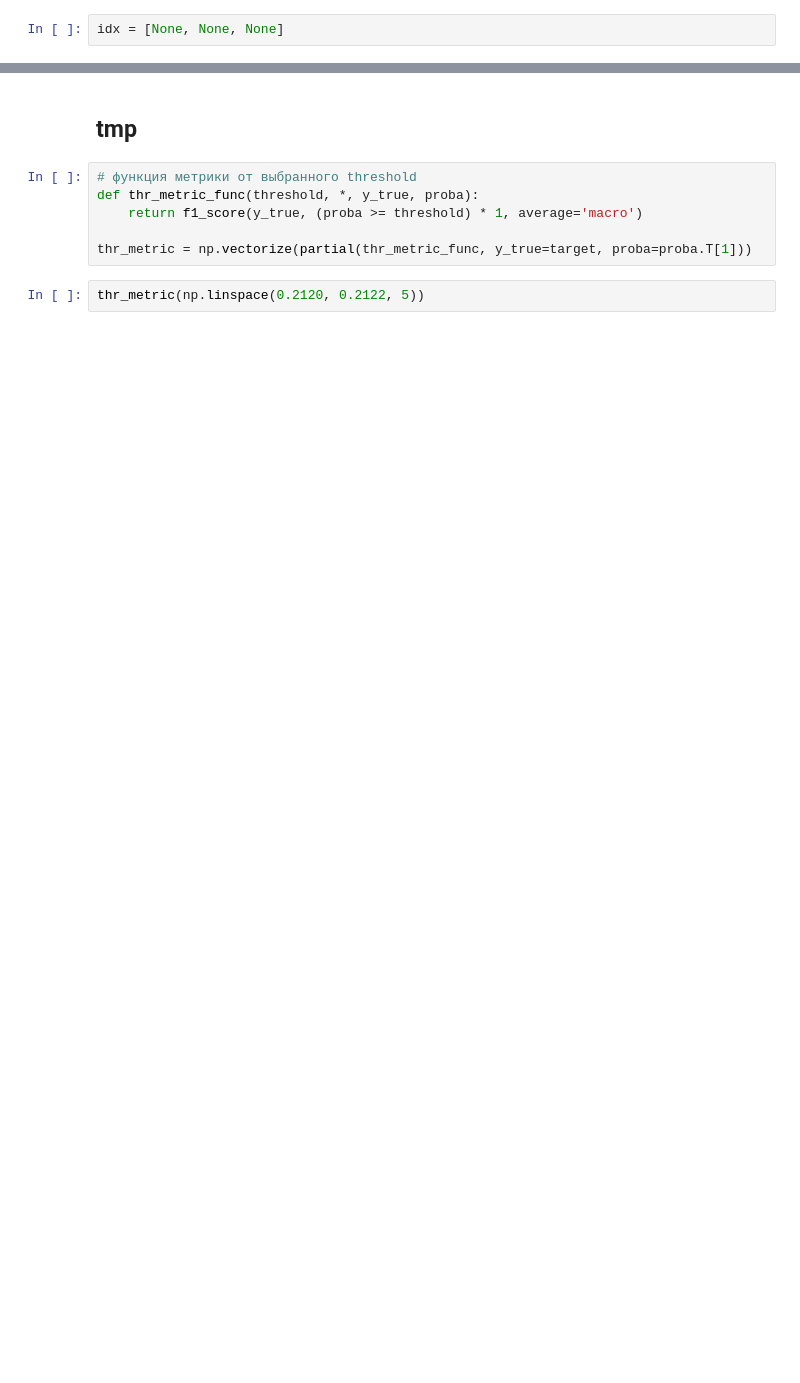
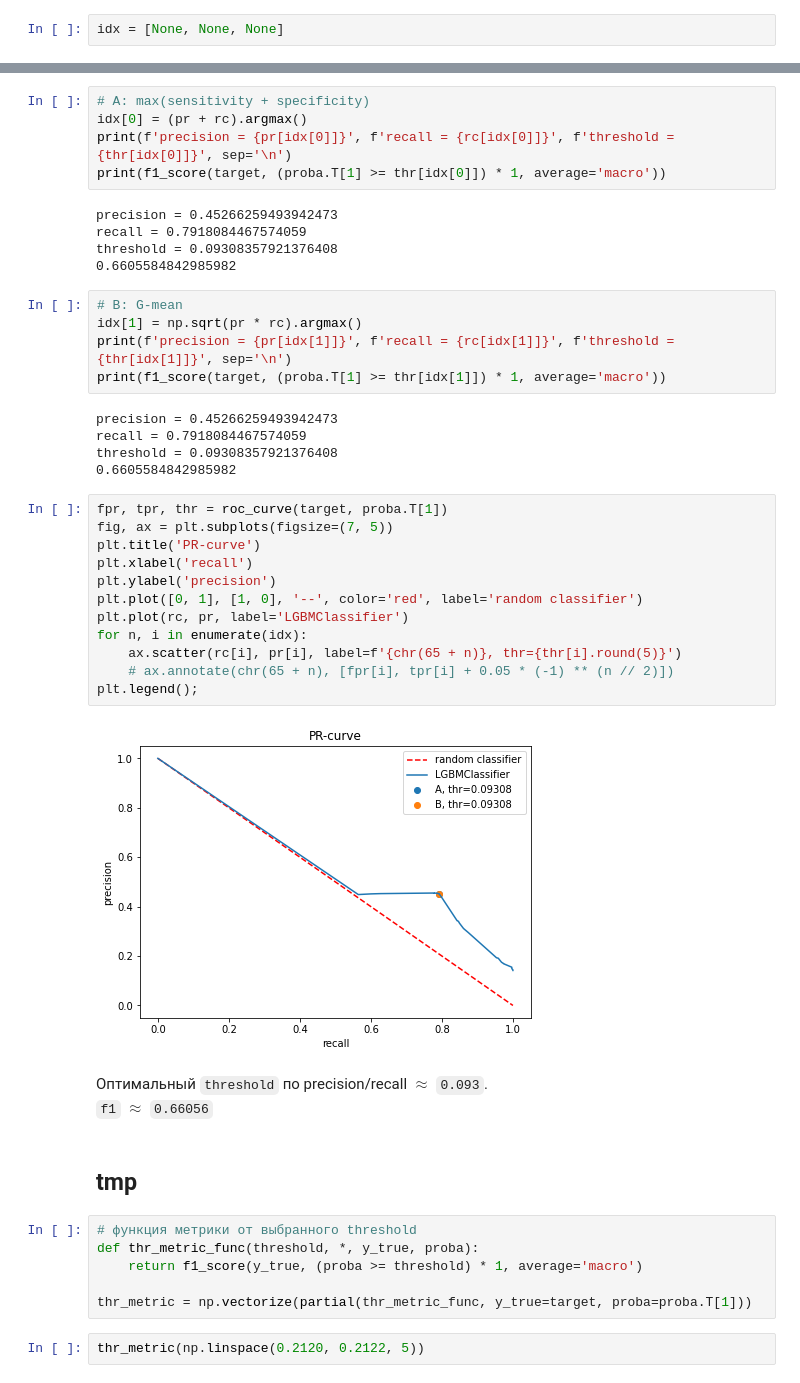
Before and after one commit to j2cry/gb_megafon, a Jupyter notebook: modeling/threshold.ipynb, the cells around one changed output, grey strips where cells are left out. Drawn from its saved outputs; the diff is of its cells as text; blank space fills up the shorter version.

```diff
--- a/modeling/threshold.ipynb
+++ b/modeling/threshold.ipynb
@@ -99,3 +112,40 @@ plt.legend();
+# %%
+# A: max(sensitivity + specificity)
+idx[0] = (pr + rc).argmax()
+print(f'precision = {pr[idx[0]]}', f'recall = {rc[idx[0]]}', f'threshold = {thr[idx[0]]}', sep='\n')
+print(f1_score(target, (proba.T[1] >= thr[idx[0]]) * 1, average='macro'))
+# %% [output]
+precision = 0.45266259493942473
+recall = 0.7918084467574059
+threshold = 0.09308357921376408
+0.6605584842985982
+# %%
+# B: G-mean
+idx[1] = np.sqrt(pr * rc).argmax()
+print(f'precision = {pr[idx[1]]}', f'recall = {rc[idx[1]]}', f'threshold = {thr[idx[1]]}', sep='\n')
+print(f1_score(target, (proba.T[1] >= thr[idx[1]]) * 1, average='macro'))
+# %% [output]
+precision = 0.45266259493942473
+recall = 0.7918084467574059
+threshold = 0.09308357921376408
+0.6605584842985982
+# %%
+fpr, tpr, thr = roc_curve(target, proba.T[1])
+fig, ax = plt.subplots(figsize=(7, 5))
+plt.title('PR-curve')
+plt.xlabel('recall')
+plt.ylabel('precision')
+plt.plot([0, 1], [1, 0], '--', color='red', label='random classifier')
+plt.plot(rc, pr, label='LGBMClassifier')
+for n, i in enumerate(idx):
+    ax.scatter(rc[i], pr[i], label=f'{chr(65 + n)}, thr={thr[i].round(5)}')
+    # ax.annotate(chr(65 + n), [fpr[i], tpr[i] + 0.05 * (-1) ** (n // 2)])
+plt.legend();
+# %% [output]
+[figure, added]
+# %% [markdown]
+Оптимальный `threshold` по precision/recall $\approx$ `0.093`.<br>
+`f1` $\approx$ `0.66056`
 # %% [markdown]
 ## tmp
 # %%
```
Also changed, not shown: parts of 16 cells of this notebook, 6 other files.
